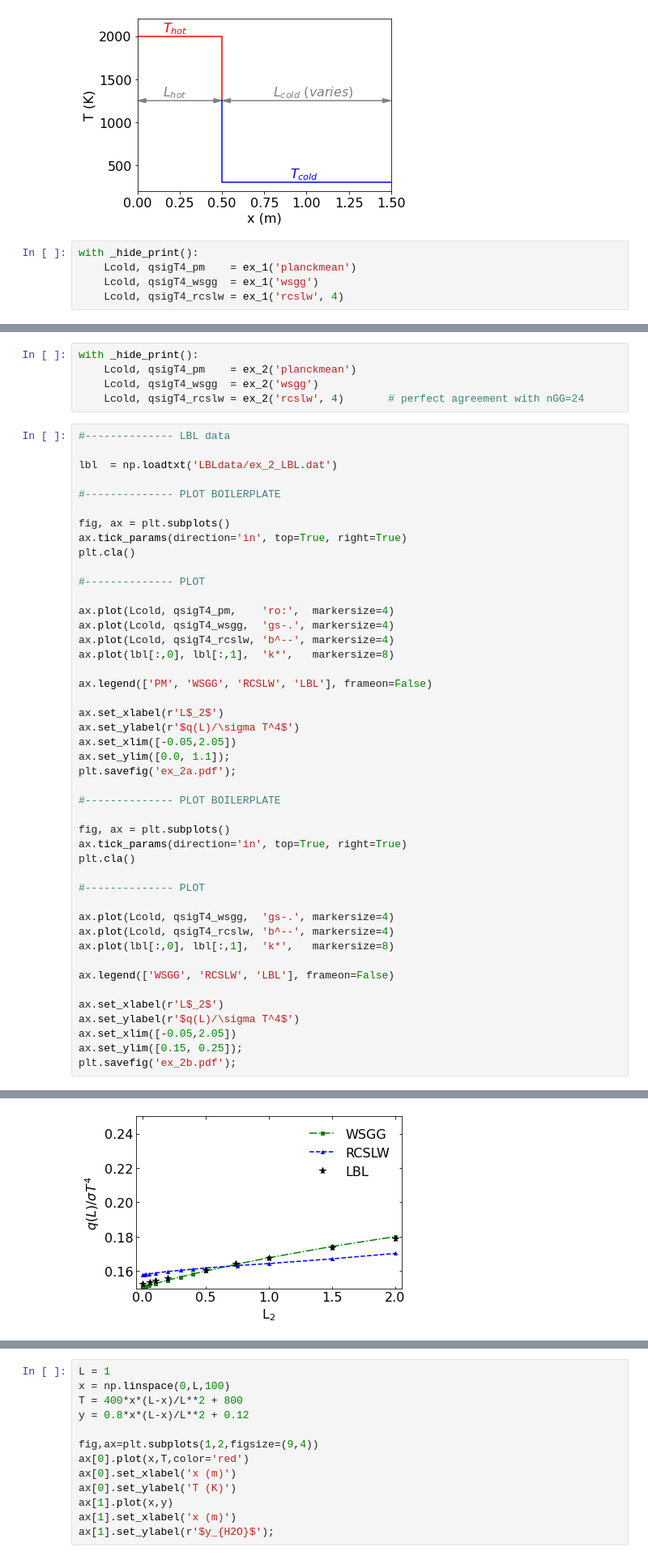
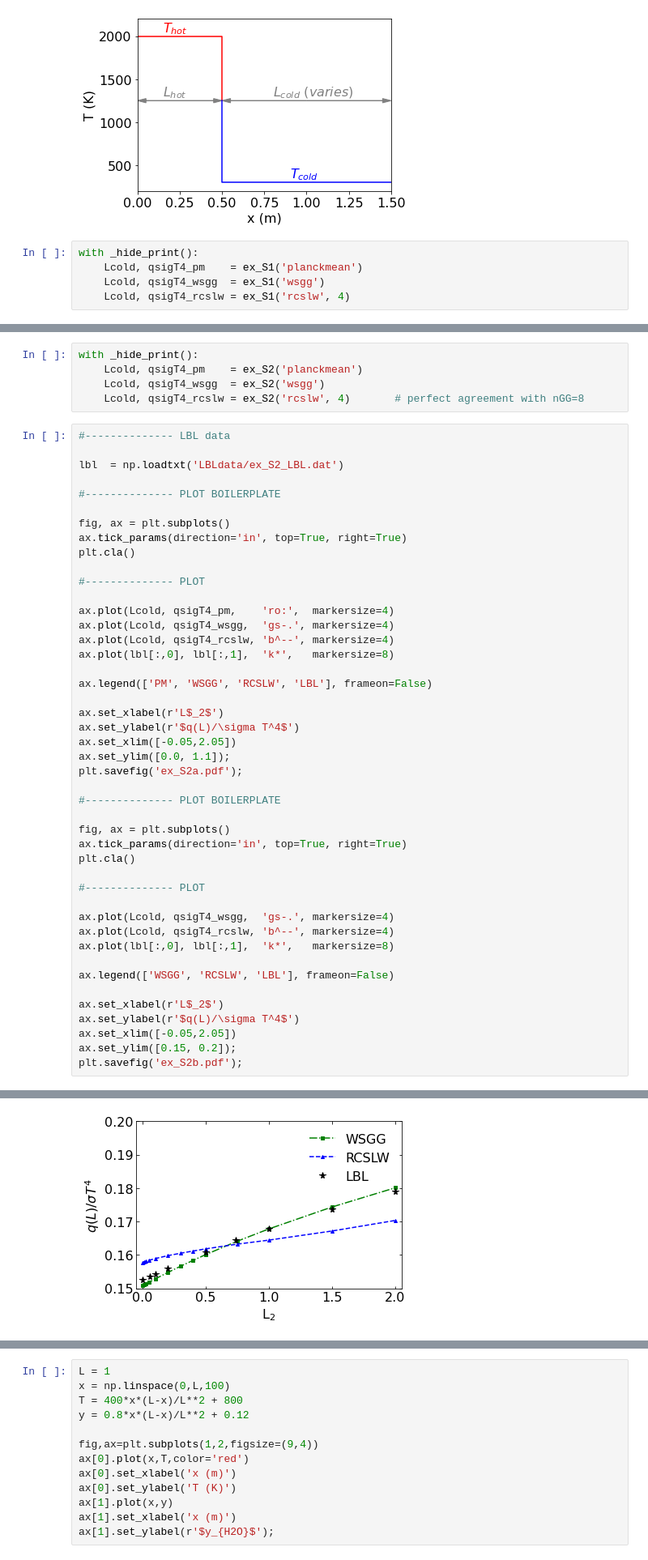
Before and after one commit to BYUignite/radlib, a Jupyter notebook: examples/python/run_and_plot_examples.ipynb, the cells around one changed output, grey strips where cells are left out. Shown at 81% size. Cells and saved outputs as stored; diff of their text form.

```diff
--- a/examples/python/run_and_plot_examples.ipynb
+++ b/examples/python/run_and_plot_examples.ipynb
@@ -56,9 +57,9 @@ ax.text(0.15,1300,r'$L_{hot}$',  color='gray');
 [figure]
 # %%
 with _hide_print():
-    Lcold, qsigT4_pm    = ex_1('planckmean')
-    Lcold, qsigT4_wsgg  = ex_1('wsgg')
-    Lcold, qsigT4_rcslw = ex_1('rcslw', 4)
+    Lcold, qsigT4_pm    = ex_S1('planckmean')
+    Lcold, qsigT4_wsgg  = ex_S1('wsgg')
+    Lcold, qsigT4_rcslw = ex_S1('rcslw', 4)
 # %%
 #-------------- LBL data
 
@@ -111,13 +112,13 @@ ax.text(0.18,0.27,r'$L_{thick}$',  color='gray');
 [figure]
 # %%
 with _hide_print():
-    Lcold, qsigT4_pm    = ex_2('planckmean')
-    Lcold, qsigT4_wsgg  = ex_2('wsgg')
-    Lcold, qsigT4_rcslw = ex_2('rcslw', 4)       # perfect agreement with nGG=24
+    Lcold, qsigT4_pm    = ex_S2('planckmean')
+    Lcold, qsigT4_wsgg  = ex_S2('wsgg')
+    Lcold, qsigT4_rcslw = ex_S2('rcslw', 4)       # perfect agreement with nGG=8
 # %%
 #-------------- LBL data
 
-lbl  = np.loadtxt('LBLdata/ex_2_LBL.dat')
+lbl  = np.loadtxt('LBLdata/ex_S2_LBL.dat')
 
 #-------------- PLOT BOILERPLATE
 
@@ -131,35 +132,35 @@ ax.plot(Lcold, qsigT4_pm,    'ro:',  markersize=4)
 ax.plot(Lcold, qsigT4_wsgg,  'gs-.', markersize=4)
 ax.plot(Lcold, qsigT4_rcslw, 'b^--', markersize=4)
 ax.plot(lbl[:,0], lbl[:,1],  'k*',   markersize=8)
 
 ax.legend(['PM', 'WSGG', 'RCSLW', 'LBL'], frameon=False)
 
 ax.set_xlabel(r'L$_2$')
 ax.set_ylabel(r'$q(L)/\sigma T^4$')
 ax.set_xlim([-0.05,2.05])
 ax.set_ylim([0.0, 1.1]);
-plt.savefig('ex_2a.pdf');
+plt.savefig('ex_S2a.pdf');
 
 #-------------- PLOT BOILERPLATE
 
 fig, ax = plt.subplots()
 ax.tick_params(direction='in', top=True, right=True)
 plt.cla()
 
 #-------------- PLOT
 
 ax.plot(Lcold, qsigT4_wsgg,  'gs-.', markersize=4)
 ax.plot(Lcold, qsigT4_rcslw, 'b^--', markersize=4)
 ax.plot(lbl[:,0], lbl[:,1],  'k*',   markersize=8)
 
 ax.legend(['WSGG', 'RCSLW', 'LBL'], frameon=False)
 
 ax.set_xlabel(r'L$_2$')
 ax.set_ylabel(r'$q(L)/\sigma T^4$')
 ax.set_xlim([-0.05,2.05])
-ax.set_ylim([0.15, 0.25]);
-plt.savefig('ex_2b.pdf');
+ax.set_ylim([0.15, 0.2]);
+plt.savefig('ex_S2b.pdf');
 # %% [output]
 [figure]
-[figure, old version]
+[figure, new version]
 # %% [markdown]
```
Also changed, not shown: parts of 21 cells of this notebook, 13 other files.
